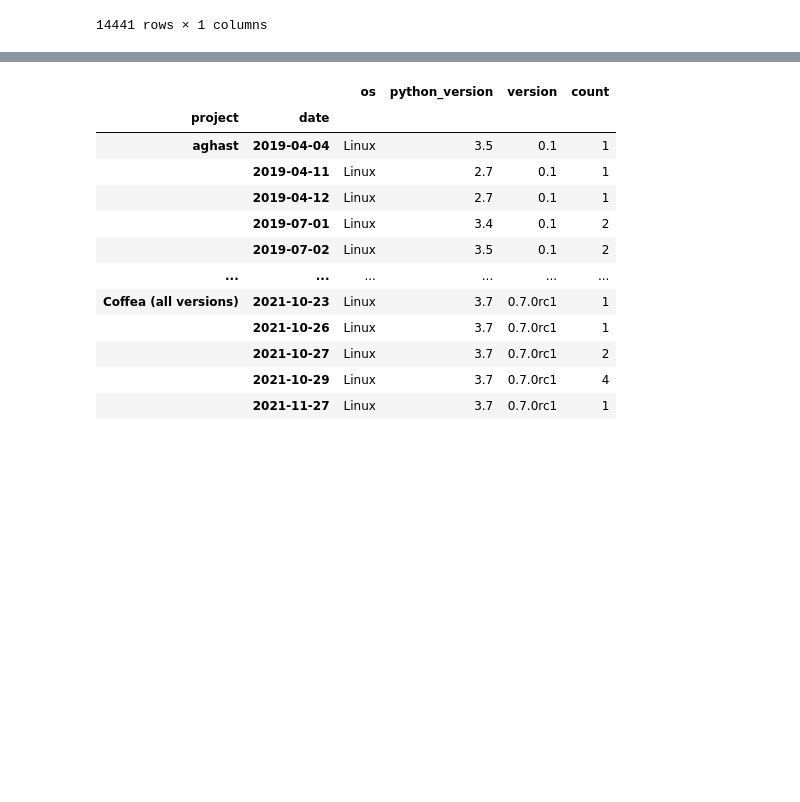
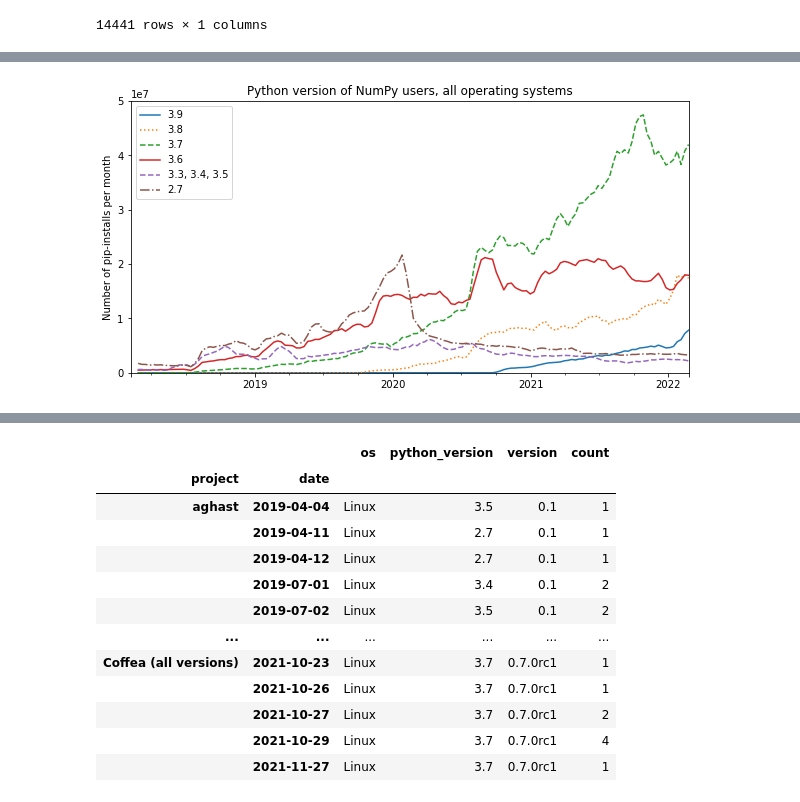
Before and after one commit to jpivarski-talks/2022-03-04-reload-statistics, a Jupyter notebook: pip-downloads.ipynb, the cells around one changed output, grey strips where cells are left out. Cells and saved outputs as stored; diff of their text form; code cells hidden in the pictures; blank space fills up the shorter version.

```diff
--- a/pip-downloads.ipynb
+++ b/pip-downloads.ipynb
@@ -163,0 +210,14 @@ ax.get_figure().savefig("PLOTS/pip-macwin-pythonversion-uprootusers-lin.pdf")
+# %%
+ax = all_pythons[[
+    "3.9", "3.8", "3.7", "3.6", "3.3, 3.4, 3.5", "2.7"
+]].rolling(3).sum().plot(logy=False, style=["-", ":", "--", "-", "--", "-."], figsize=(10, 5))
+ax.set_ylim(0, 50000000)
+ax.set_xlim(all_pythons.index[0], all_pythons.index[-1])
+ax.legend(loc="upper left")
+ax.set_xlabel("")
+ax.set_ylabel("Number of pip-installs per month")
+ax.set_title("Python version of NumPy users, all operating systems")
+ax.get_figure().savefig("PLOTS/pip-allos-pythonversion-numpyusers-lin.svg")
+ax.get_figure().savefig("PLOTS/pip-allos-pythonversion-numpyusers-lin.pdf")
+# %% [output]
+[figure, added]
```
Also changed, not shown: parts of 17 cells of this notebook, 28 other files.
